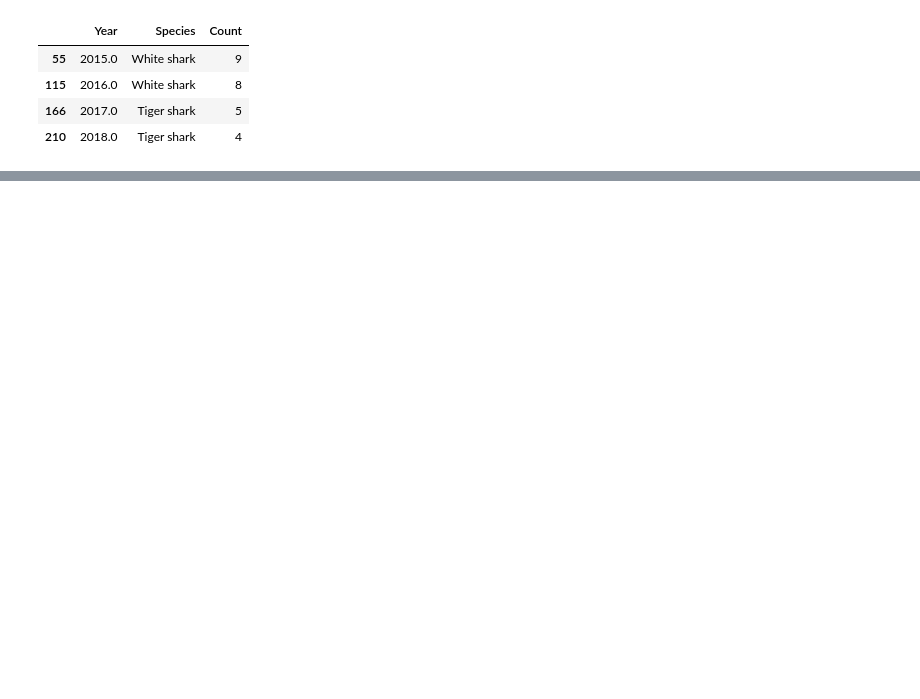
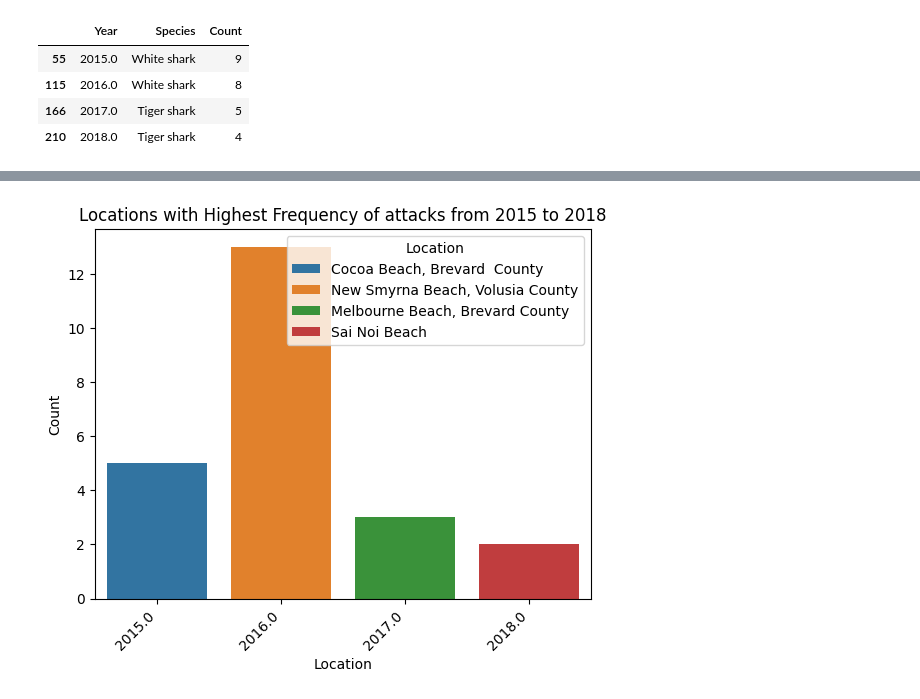
Before and after one commit to leoolessa/Project-one, a Jupyter notebook: test.ipynb, the cells around one changed output, grey strips where cells are left out. Drawn from its saved outputs; the diff is of its cells as text; code cells hidden in the pictures; blank space fills up the shorter version.

Commit message:
Highest Frequency of attacks

```diff
--- a/test.ipynb
+++ b/test.ipynb
@@ -112,0 +136,11 @@ plt.show()
+# %%
+# Identificar o local com a maior frequência para cada ano
+top_location_by_year = (
+    filtered_data.groupby(['Year', 'Location'])
+    .size()
+    .reset_index(name='Count')
+    .sort_values(['Year', 'Count'], ascending=[True, False])
+    .drop_duplicates('Year')
+)
+
+top_location_by_year
@@ -112,0 +153,16 @@ plt.show()
+# %%
+# Criar um gráfico de barras
+barplot = sns.barplot(x="Year", y="Count", hue="Location", data=top_location_by_year)
+
+# Adicionar rótulos e título
+plt.xlabel('Location')
+plt.ylabel('Count')
+plt.title('Locations with Highest Frequency of attacks from 2015 to 2018')
+
+# Rotacionar rótulos do eixo x para melhor visualização (opcional)
+plt.xticks(rotation=45, ha='right')
+
+# Exibir o gráfico
+plt.show()
+# %% [output]
+[figure, added]
```
Also changed, not shown: parts of 7 cells of this notebook, 1 other file.
